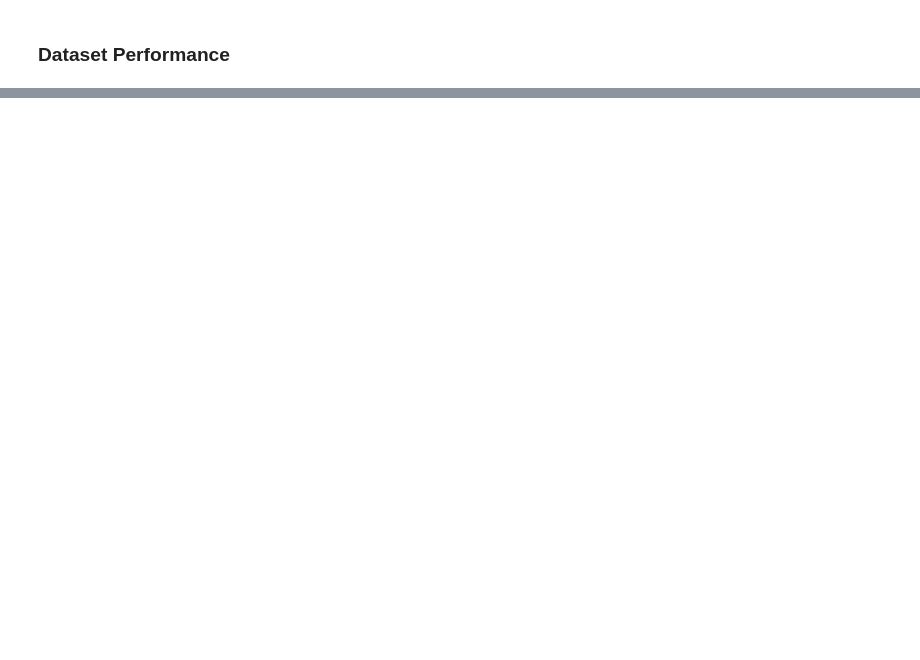
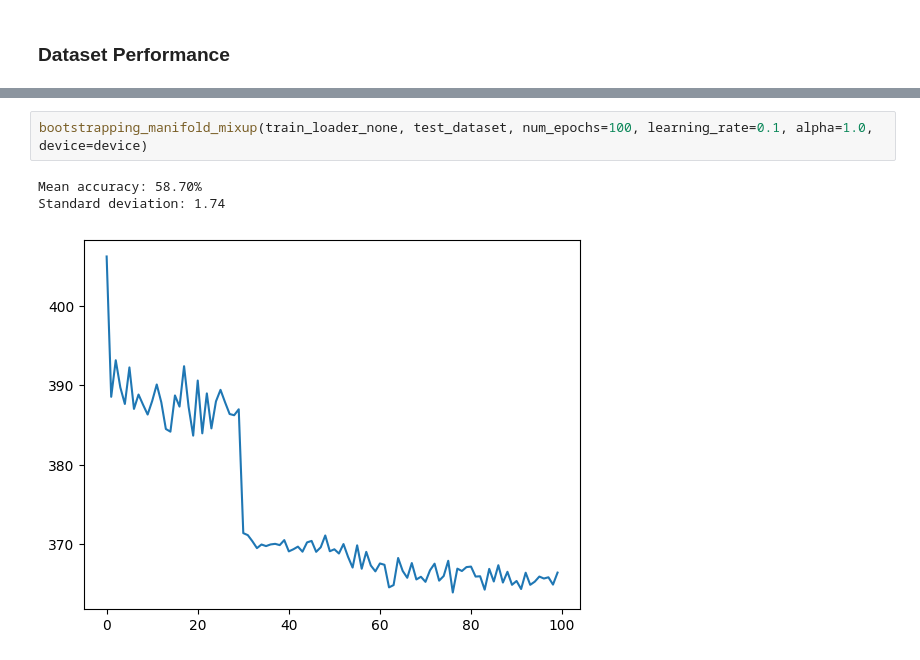
Before and after one commit to sleepymalc/Pseudo-Non-Linear, a Jupyter notebook: UCI/186.ipynb, the cells around one changed output, grey strips where cells are left out. Drawn from its saved outputs; the diff is of its cells as text; blank space fills up the shorter version.

```diff
--- a/UCI/186.ipynb
+++ b/UCI/186.ipynb
@@ -593,0 +960,6 @@ Standard deviation: 1.84
+# %%
+bootstrapping_manifold_mixup(train_loader_none, test_dataset, num_epochs=100, learning_rate=0.1, alpha=1.0, device=device)
+# %% [output]
+Mean accuracy: 58.70%
+Standard deviation: 1.74
+[figure, added]
```
Also changed, not shown: parts of 14 cells of this notebook, 21 other files.
